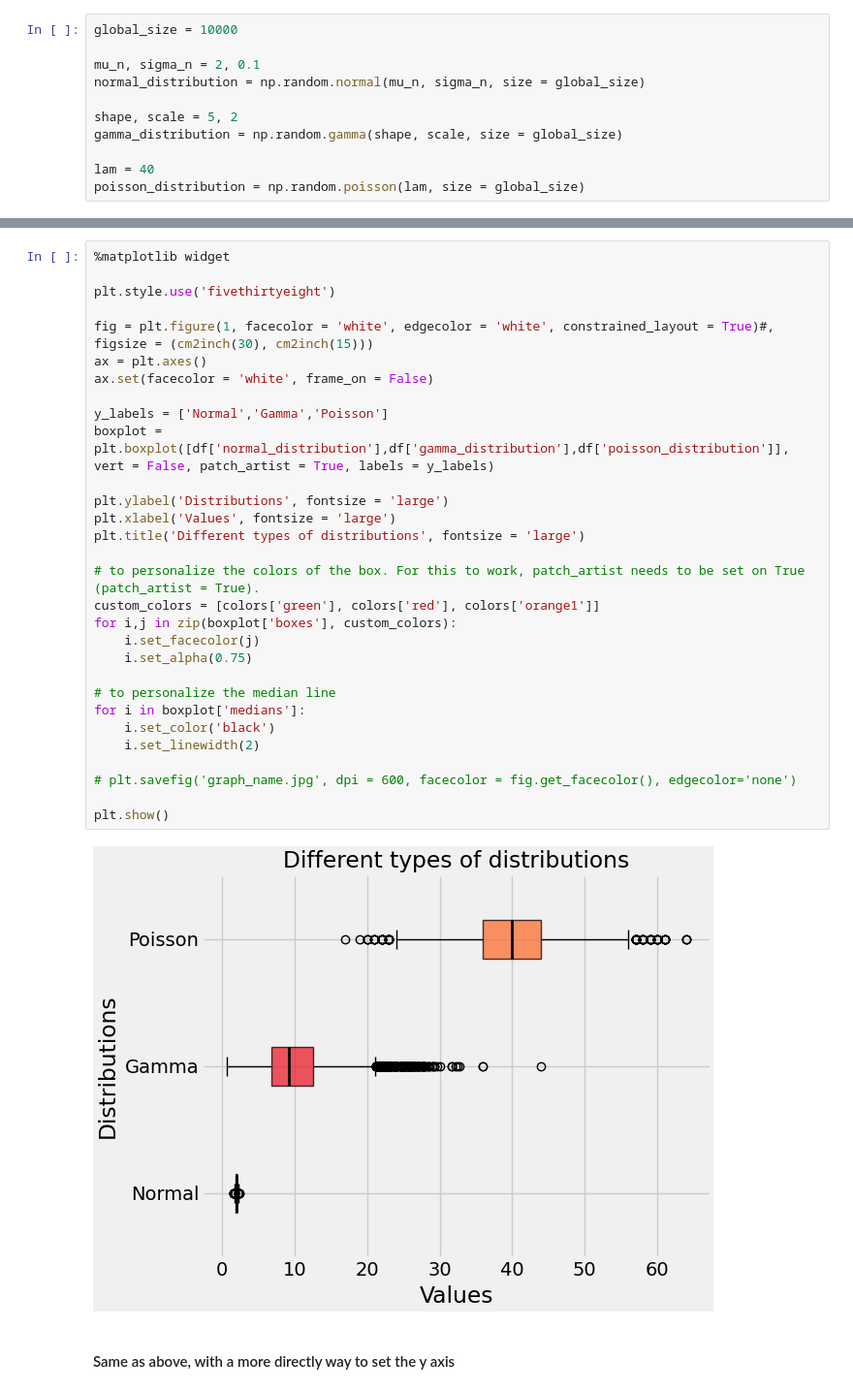
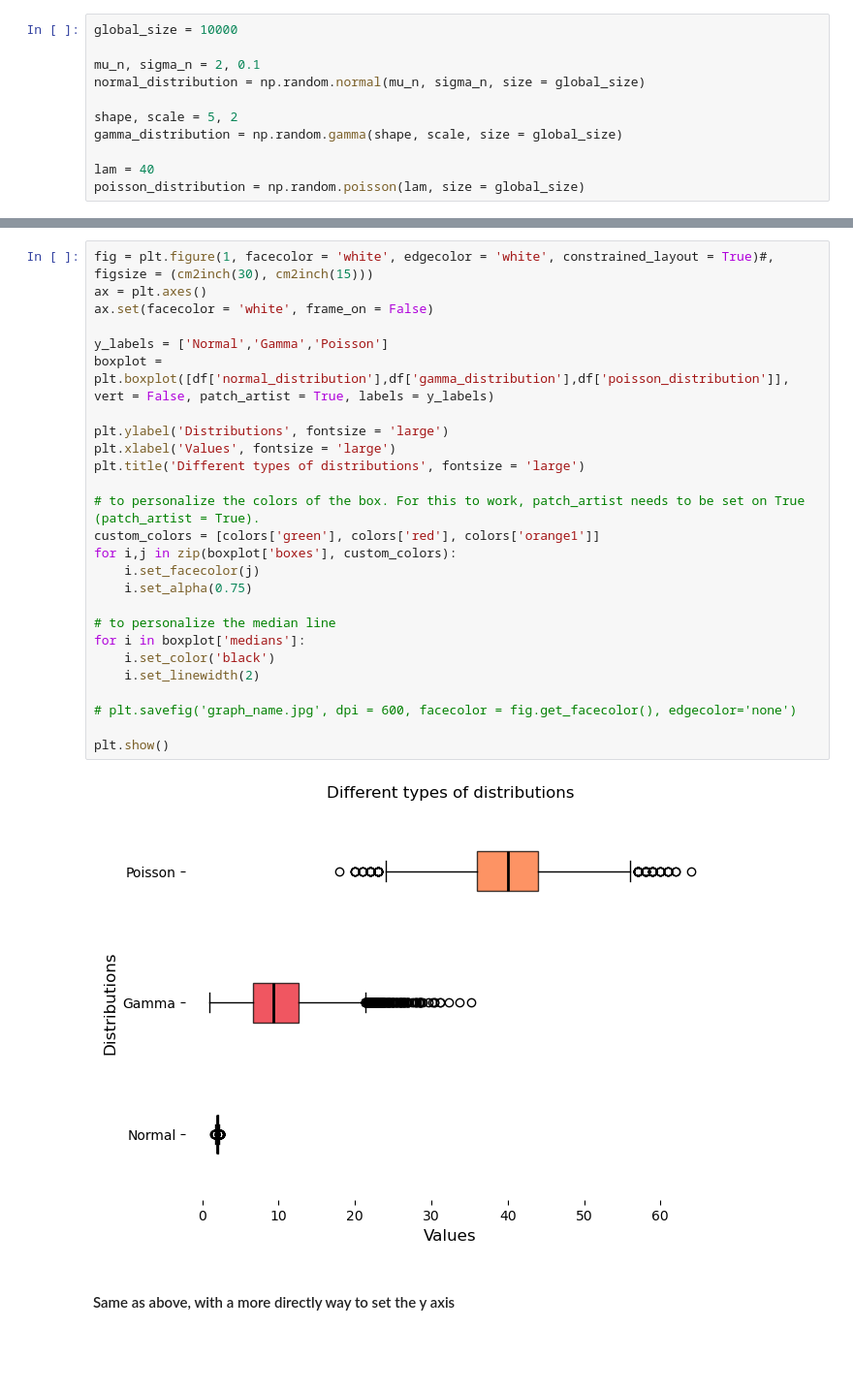
Before and after one commit to DanielOrtigoza/how-to-create-different-types-of-plots-in-python, a Jupyter notebook: how_to_make_a_box_plot.ipynb, the cells around one changed output, grey strips where cells are left out. Shown at 97% size. Cells and saved outputs as stored; diff of their text form; blank space fills up the shorter version.

```diff
--- a/how_to_make_a_box_plot.ipynb
+++ b/how_to_make_a_box_plot.ipynb
@@ -85,35 +85,31 @@ df.describe()
 # %%
-%matplotlib widget
-
-plt.style.use('fivethirtyeight')
-
 fig = plt.figure(1, facecolor = 'white', edgecolor = 'white', constrained_layout = True)#, figsize = (cm2inch(30), cm2inch(15)))
 ax = plt.axes()
 ax.set(facecolor = 'white', frame_on = False)
 
 y_labels = ['Normal','Gamma','Poisson']
 boxplot = plt.boxplot([df['normal_distribution'],df['gamma_distribution'],df['poisson_distribution']], vert = False, patch_artist = True, labels = y_labels)
 
 plt.ylabel('Distributions', fontsize = 'large')
 plt.xlabel('Values', fontsize = 'large')
 plt.title('Different types of distributions', fontsize = 'large')
 
 # to personalize the colors of the box. For this to work, patch_artist needs to be set on True (patch_artist = True).
 custom_colors = [colors['green'], colors['red'], colors['orange1']]
 for i,j in zip(boxplot['boxes'], custom_colors):
     i.set_facecolor(j)
     i.set_alpha(0.75)
 
 # to personalize the median line
 for i in boxplot['medians']:
     i.set_color('black')
     i.set_linewidth(2)
 
 # plt.savefig('graph_name.jpg', dpi = 600, facecolor = fig.get_facecolor(), edgecolor='none')
 
 plt.show()
 # %% [output]
-[figure, old version]
+[figure, new version]
 # %% [markdown]
 #### Same as above, with a more directly way to set the y axis
 # %%
```
Also changed, not shown: parts of 3 cells of this notebook.
